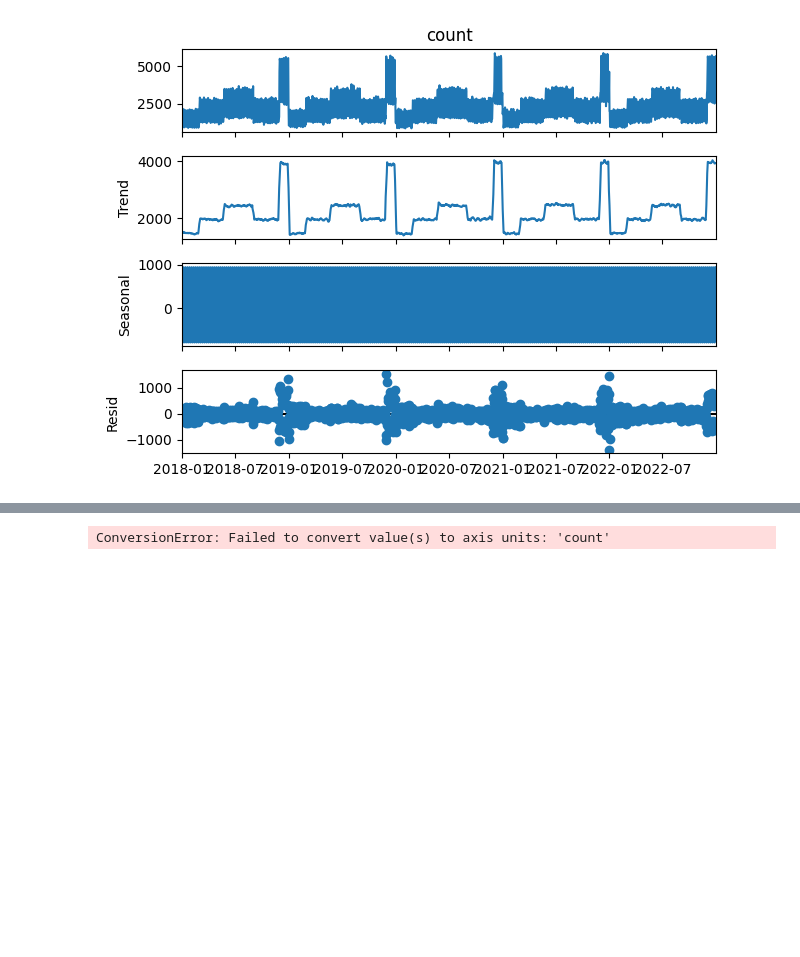
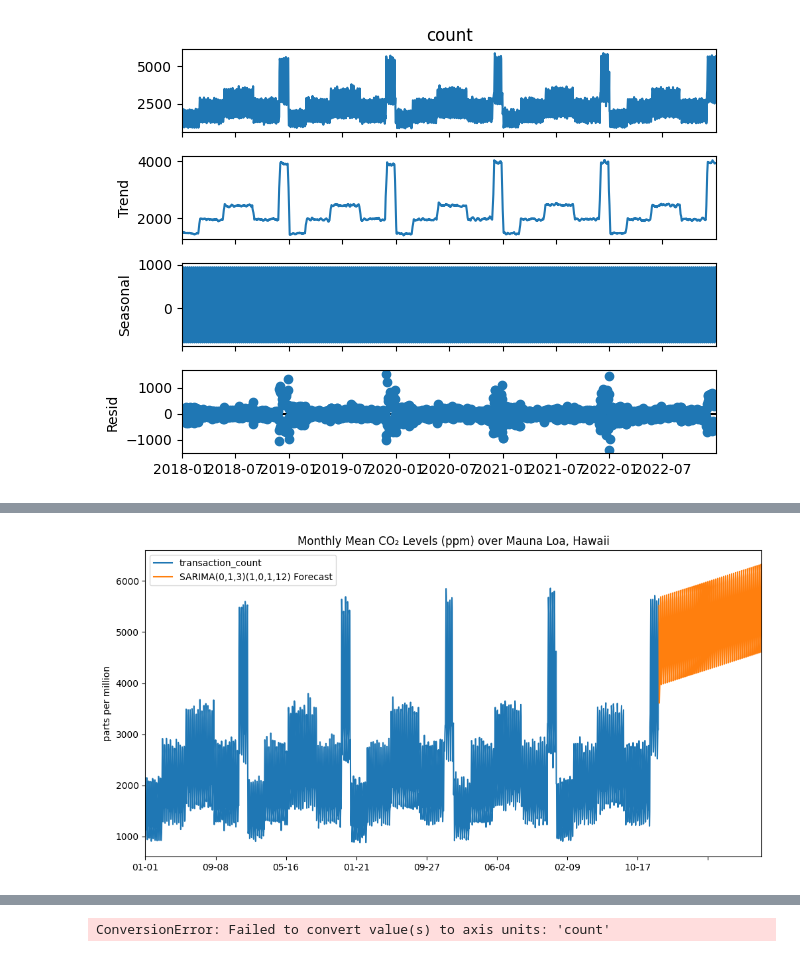
Before and after one commit to DMODPevahouse/ai_enabled_system, a Jupyter notebook: TimeSeries/Assignment/data_exploration.ipynb, the cells around one changed output, grey strips where cells are left out. Saved outputs shown, nothing was run; the diff lists cells and outputs as text; code cells hidden in the pictures; blank space fills up the shorter version.

```diff
--- a/TimeSeries/Assignment/data_exploration.ipynb
+++ b/TimeSeries/Assignment/data_exploration.ipynb
@@ -645 +653,7 @@ Warnings:
+# %%
+if df_transformed.isnull().values.any():
+    # Handle missing or infinite values
+    df_transformed = df_transformed.fillna(df_transformed.mean())
+    # Or, you can drop the rows with missing or infinite values
+    # data = data.dropna()
 # %%
@@ -705,0 +705,4 @@ Warnings:
+# %%
+model = SARIMAX(df_transformed['transaction_count'],order=(0,1,0),seasonal_order=(1,0,[1,2],7))
+results = model.fit()
+fcast = results.predict(len(df_transformed),len(df_transformed)+365,typ='levels').rename('SARIMA(0,1,3)(1,0,1,12) Forecast')
@@ -706,3 +741,15 @@ Warnings:
+# %%
+# Plot predictions against known values
+title = 'Monthly Mean CO₂ Levels (ppm) over Mauna Loa, Hawaii'
+ylabel='parts per million'
+xlabel=''
+
+ax = df_transformed['transaction_count'].plot(legend=True,figsize=(12,6),title=title)
+fcast.plot(legend=True)
+ax.autoscale(axis='x',tight=True)
+ax.set(xlabel=xlabel, ylabel=ylabel);
+# %% [output]
+[figure, added]
 # %%
 # Obtain predicted values
 start=len(train)
```
Also changed, not shown: parts of 19 cells of this notebook, 7 other files.
